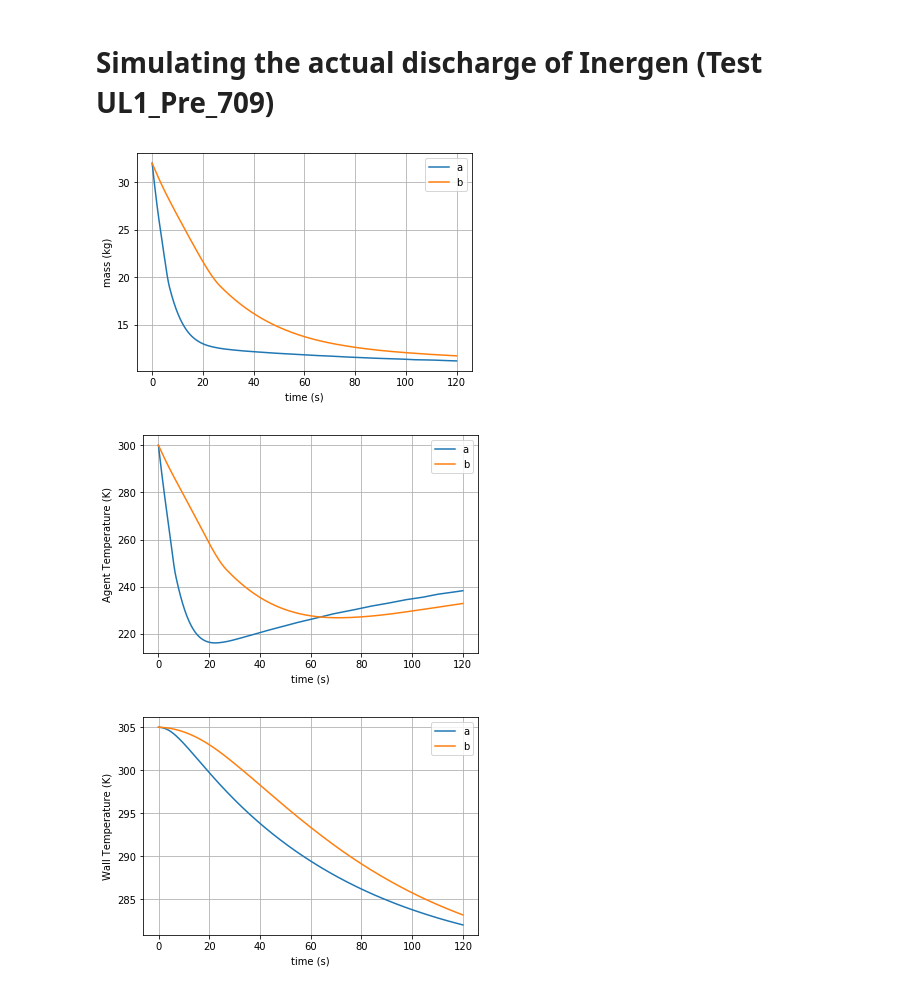
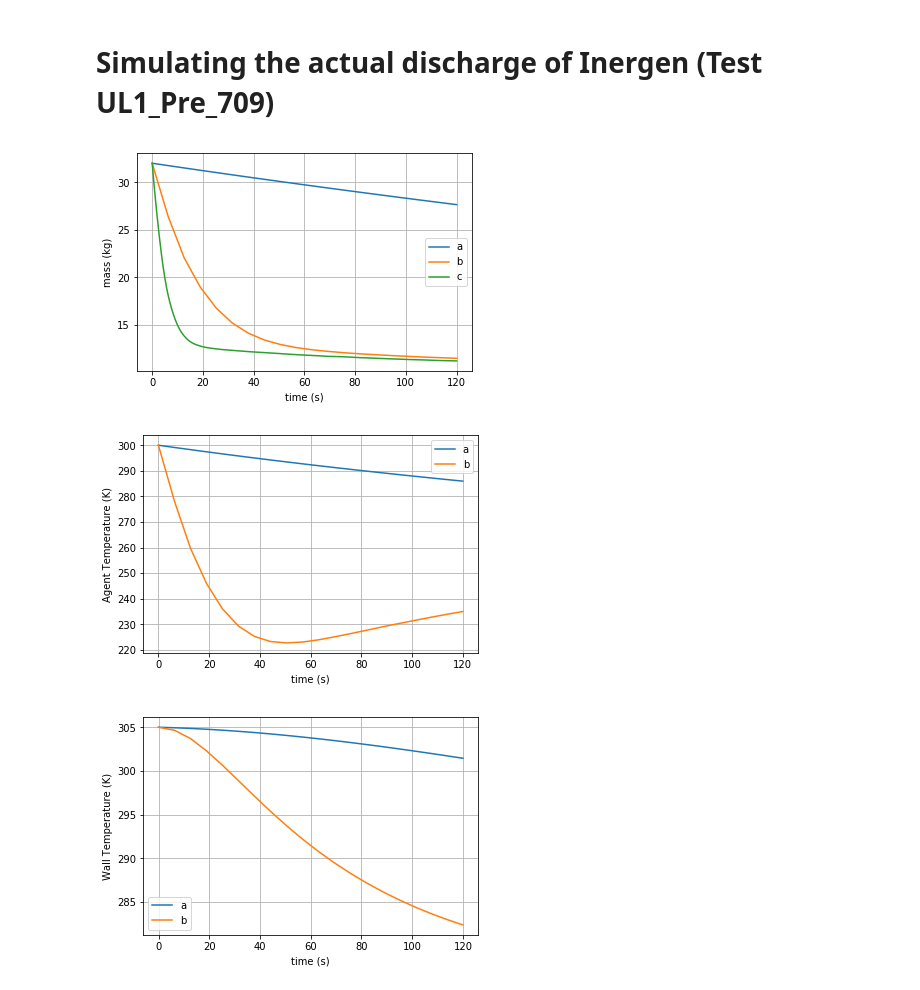
Before and after one commit to AAGAN/twoPhaseSimulationInternProject, a Jupyter notebook: modules/nonSteadyNozzleFlow-withClasses.ipynb, the cells around one changed output. Cells and saved outputs as stored; diff of their text form; code cells hidden in the pictures.

```diff
--- a/modules/nonSteadyNozzleFlow-withClasses.ipynb
+++ b/modules/nonSteadyNozzleFlow-withClasses.ipynb
@@ -9,19 +9,31 @@ a = container(agentInitialTemp = 300,
              cylInitialTemp = 305,
              cylLength = 1.8,
              cylDiam = 0.3,
-             nozzleDiam = 0.008,
+             nozzleDiam = 0.001,
              wallThickness = 0.005,
              ambientTemp = 310,
              backPressure = 6001325,
              endTime = 120,
-             numTimeSteps = 2000)
+             numTimeSteps = 20)
 
 b = container(agentInitialTemp = 300,
              initialMass = 32.0,
              cylInitialTemp = 305,
              cylLength = 1.8,
              cylDiam = 0.3,
-             nozzleDiam = 0.004,
+             nozzleDiam = 0.005,
+             wallThickness = 0.005,
+             ambientTemp = 310,
+             backPressure = 6001325,
+             endTime = 120,
+             numTimeSteps = 20)
+
+c = container(agentInitialTemp = 300,
+             initialMass = 32.0,
+             cylInitialTemp = 305,
+             cylLength = 1.8,
+             cylDiam = 0.3,
+             nozzleDiam = 0.009,
              wallThickness = 0.005,
              ambientTemp = 310,
              backPressure = 6001325,
@@ -29,16 +41,18 @@ b = container(agentInitialTemp = 300,
              numTimeSteps = 2000)
 a.solve()
 b.solve()
+c.solve()
 # %%
 plt.plot(a.t(),a.ma(), label = 'a')
 plt.plot(b.t(),b.ma(), label = 'b')
+plt.plot(c.t(),c.ma(), label = 'c')
 plt.xlabel('time (s)')
 plt.ylabel('mass (kg)')
 plt.legend()
 plt.grid()
 plt.show()
 # %% [output]
-[figure, old version]
+[figure, new version]
 # %%
 plt.plot(a.t(),a.Ta(), label = 'a')
 plt.plot(b.t(),b.Ta(), label = 'b')
@@ -48,7 +62,7 @@ plt.legend()
 plt.grid()
 plt.show()
 # %% [output]
-[figure, old version]
+[figure, new version]
 # %%
 plt.plot(a.t(),a.Tw(), label = 'a')
 plt.plot(b.t(),b.Tw(), label = 'b')
@@ -58,7 +72,7 @@ plt.legend()
 plt.grid()
 plt.show()
 # %% [output]
-[figure, old version]
+[figure, new version]
 # %%
 plt.plot(a.t(),a.Me(), label = 'a')
 plt.plot(b.t(),b.Me(), label = 'b')
```
Also changed, not shown: parts of 2 cells of this notebook, 1 other file.
